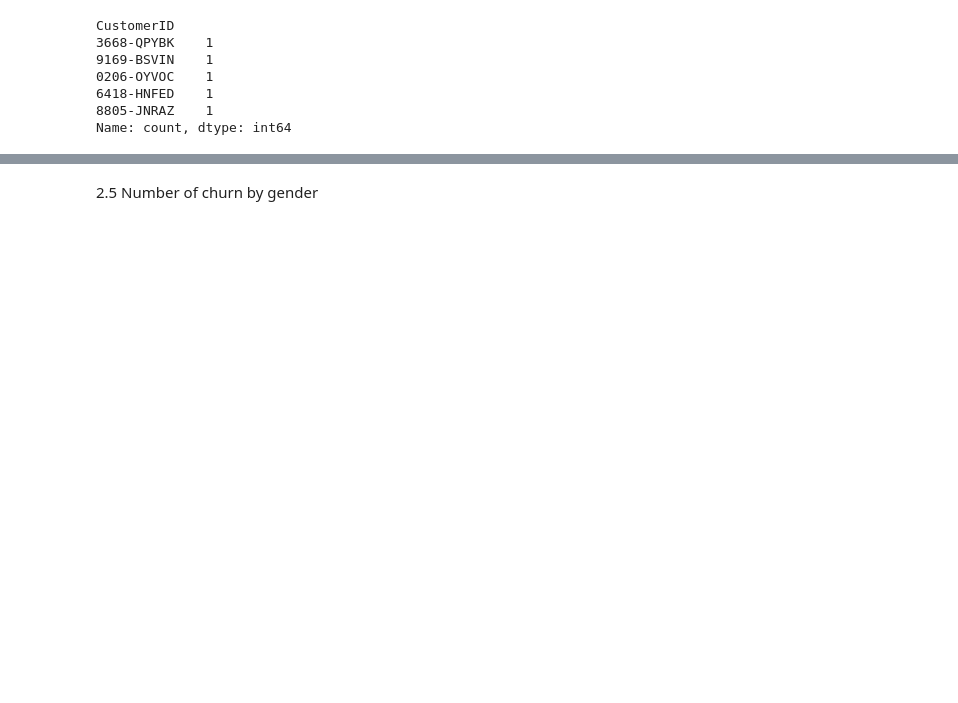
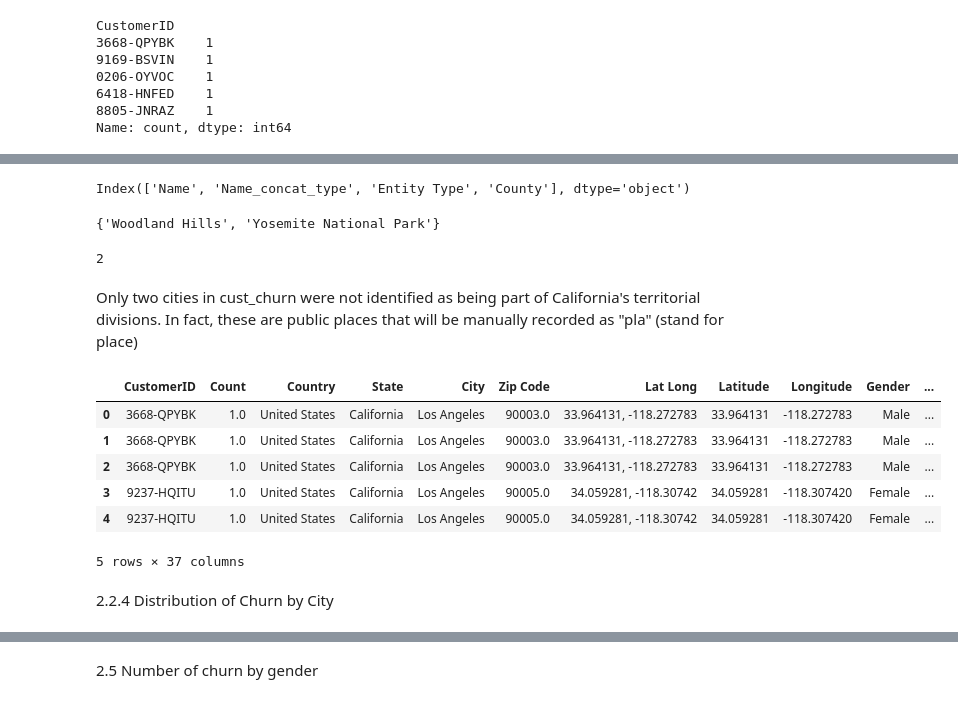
Before and after one commit to wgermain24/DataScienceGuidedCapstone, a Jupyter notebook: Notebooks/Customer_Churn.ipynb, the cells around one changed output, grey strips where cells are left out. Cells and saved outputs as stored; diff of their text form; code cells hidden in the pictures; blank space fills up the shorter version.

```diff
--- a/Notebooks/Customer_Churn.ipynb
+++ b/Notebooks/Customer_Churn.ipynb
@@ -151,0 +290,5 @@ Name: Churn Value, dtype: int64
+# %%
+#Code task 17#
+#Downloading the list of Census-designated place (CDP), Census County Division(CCD), Cities and towns in California
+#This list contains more places than the precedent list but less features
+california_divi_terr = pd.read_csv("C:/Users/wgerm/OneDrive/Documents/GitHub/wgermain24/archive CHURN/California_county_cities.csv")
@@ -151,0 +306,40 @@ Name: Churn Value, dtype: int64
+# %%
+#Code task 19#
+#Check the labels of the columns using the columns method
+california_divi_terr.columns
+# %% [output]
+Index(['Name', 'Name_concat_type', 'Entity Type', 'County'], dtype='object')
+# %%
+#Code task 20#
+#Same code as code 15 but now with the new more complete California location DataFrame
+#Find the cities in `cust_churn` that are not in `california_cities`
+#Using: set(list1) - set(list2) is an easy way to get items in list1 that are not in list2
+missing_cities2 = set(cust_churn.City) - set(california_divi_terr.Name)
+missing_cities2
+# %% [output]
+{'Woodland Hills', 'Yosemite National Park'}
+# %%
+#Code task 21#
+#Check the number of cities in cust_churn that are note in the official territorial division
+len(missing_cities2)
+# %% [output]
+2
+# %% [markdown]
+Only two cities in cust_churn were not identified as being part of California's territorial divisions. In fact, these are public places that will be manually recorded as "pla" (stand for place)
+# %%
+#Code task 22#
+#Create a new DataFrame by merging the DataFrame Cust_churn and the DataFrame california_divi_terr
+#call the head method to print several row after the merging
+
+df_cust_churn = pd.merge(cust_churn,california_divi_terr, left_on = 'City', right_on ='Name')
+df_cust_churn.head()
+# %% [output]
+|  | CustomerID | Count | Country | State | City | Zip Code | Lat Long | Latitude | Longitude | Gender | ... |
+| 0 | 3668-QPYBK | 1.0 | United States | California | Los Angeles | 90003.0 | 33.964131, -118.272783 | 33.964131 | -118.272783 | Male | ... |
+| 1 | 3668-QPYBK | 1.0 | United States | California | Los Angeles | 90003.0 | 33.964131, -118.272783 | 33.964131 | -118.272783 | Male | ... |
+| 2 | 3668-QPYBK | 1.0 | United States | California | Los Angeles | 90003.0 | 33.964131, -118.272783 | 33.964131 | -118.272783 | Male | ... |
+| 3 | 9237-HQITU | 1.0 | United States | California | Los Angeles | 90005.0 | 34.059281, -118.30742 | 34.059281 | -118.307420 | Female | ... |
+| 4 | 9237-HQITU | 1.0 | United States | California | Los Angeles | 90005.0 | 34.059281, -118.30742 | 34.059281 | -118.307420 | Female | ... |
+5 rows × 37 columns
+# %% [markdown]
+2.2.4 Distribution of Churn by City
```
Also changed, not shown: parts of 68 cells of this notebook.
